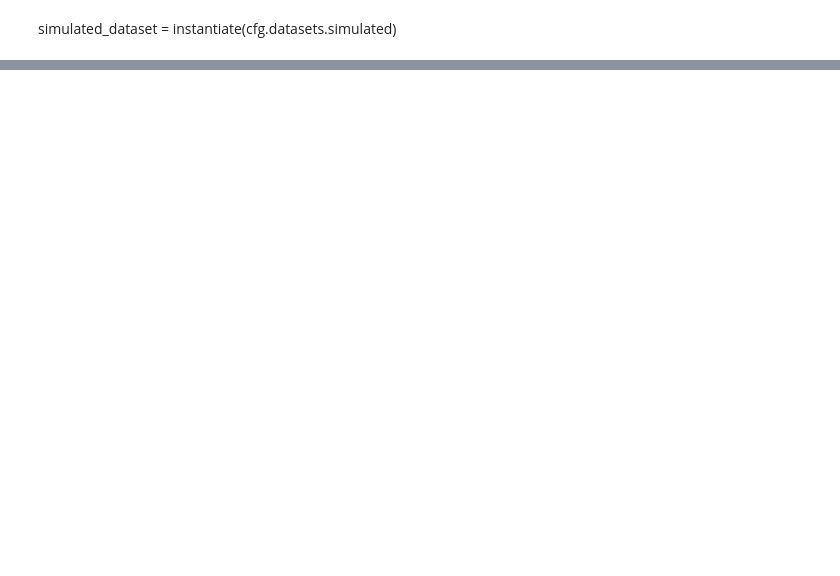
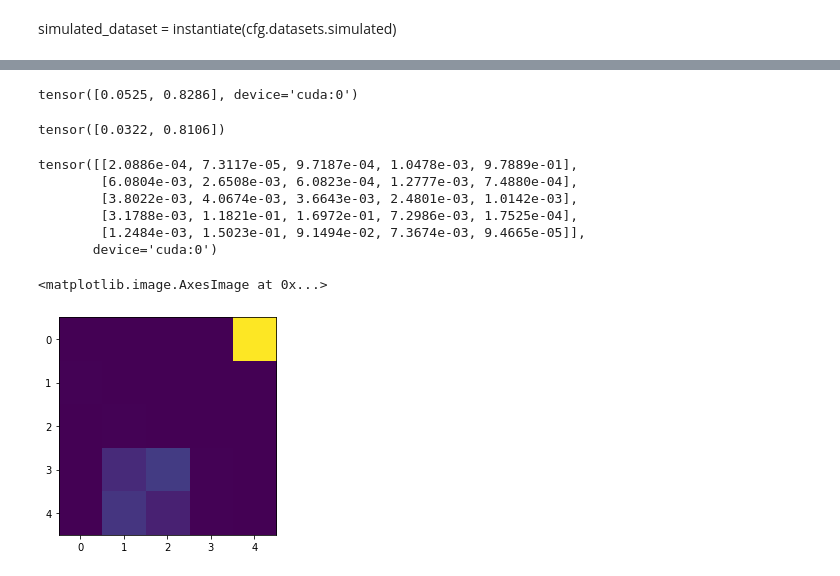
Before and after one commit to prob-ml/bliss, a Jupyter notebook: case_studies/overlap/overlap.ipynb, the cells around one changed output, grey strips where cells are left out. Cells and saved outputs as stored; diff of their text form; code cells hidden in the pictures; blank space fills up the shorter version.

```diff
--- a/case_studies/overlap/overlap.ipynb
+++ b/case_studies/overlap/overlap.ipynb
@@ -95,0 +46,8 @@ plt.imshow(img[0, 0])
+# %%
+# load bliss
+device = torch.device(cfg.reconstruct.device)
+decoder, encoder, _ = load_models(cfg, device)
+bp = 24
+h, w = img.shape[2], img.shape[3]
+# img_recon, tile_map_recon = reconstruct_scene_at_coordinates(encoder, decoder, img, bg, (bp, h-bp), (bp, w-bp))
+img_recon, tile_map_recon = reconstruct_scene_at_coordinates(encoder, decoder, img, bg, (bp, h - bp), (bp, w - bp))
@@ -95,0 +89,31 @@ plt.imshow(img[0, 0])
+# %%
+tile_map_recon.locs[0, 3, 1, 0]
+# %% [output]
+tensor([0.0525, 0.8286], device='cuda:0')
+# %%
+tile_catalog.locs[0, 3, 1, 0]
+# %% [output]
+tensor([0.0322, 0.8106])
+# %%
+tile_catalog2 = tile_catalog.copy()
+tile_catalog2.locs = tile_catalog.locs.clone()
+tile_catalog2.locs[0, 3, 1, 0] = 0.999
+# %%
+img2, bg2 = simulated_dataset.simulate_image_from_catalog(tile_catalog2)
+# %%
+img_recon2, tile_map_recon2 = reconstruct_scene_at_coordinates(encoder, decoder, img2, bg2, (bp, h - bp), (bp, w - bp))
+# %%
+
+tile_map_recon2["n_source_log_probs"][0, :, :, 0, 0].exp()
+# %% [output]
+tensor([[2.0886e-04, 7.3117e-05, 9.7187e-04, 1.0478e-03, 9.7889e-01],
+        [6.0804e-03, 2.6508e-03, 6.0823e-04, 1.2777e-03, 7.4880e-04],
+        [3.8022e-03, 4.0674e-03, 3.6643e-03, 2.4801e-03, 1.0142e-03],
+        [3.1788e-03, 1.1821e-01, 1.6972e-01, 7.2986e-03, 1.7525e-04],
+        [1.2484e-03, 1.5023e-01, 9.1494e-02, 7.3674e-03, 9.4665e-05]],
+       device='cuda:0')
+# %%
+plt.imshow(tile_map_recon2["n_source_log_probs"][0, :, :, 0, 0].exp().cpu())
+# %% [output]
+<matplotlib.image.AxesImage at 0x...>
+[figure, added]
```
Also changed, not shown: parts of 14 cells of this notebook.
